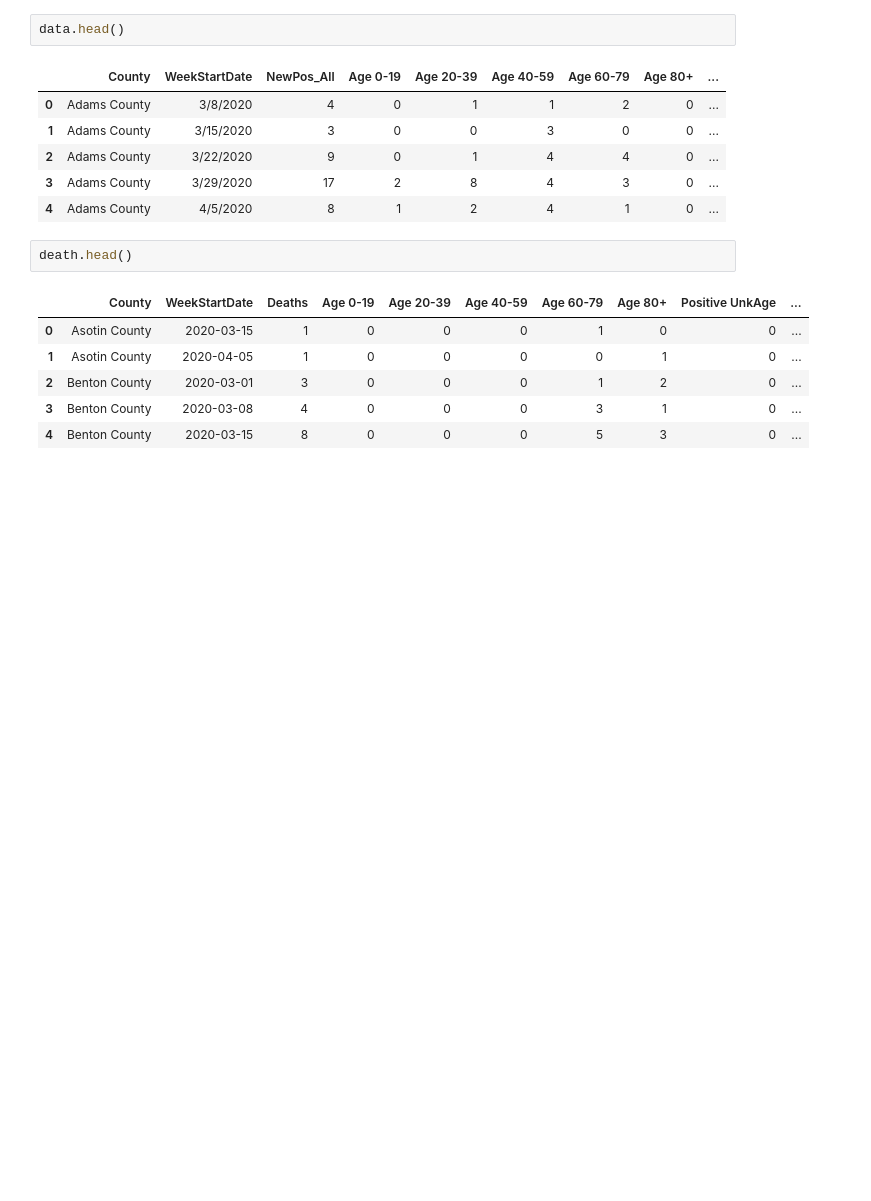
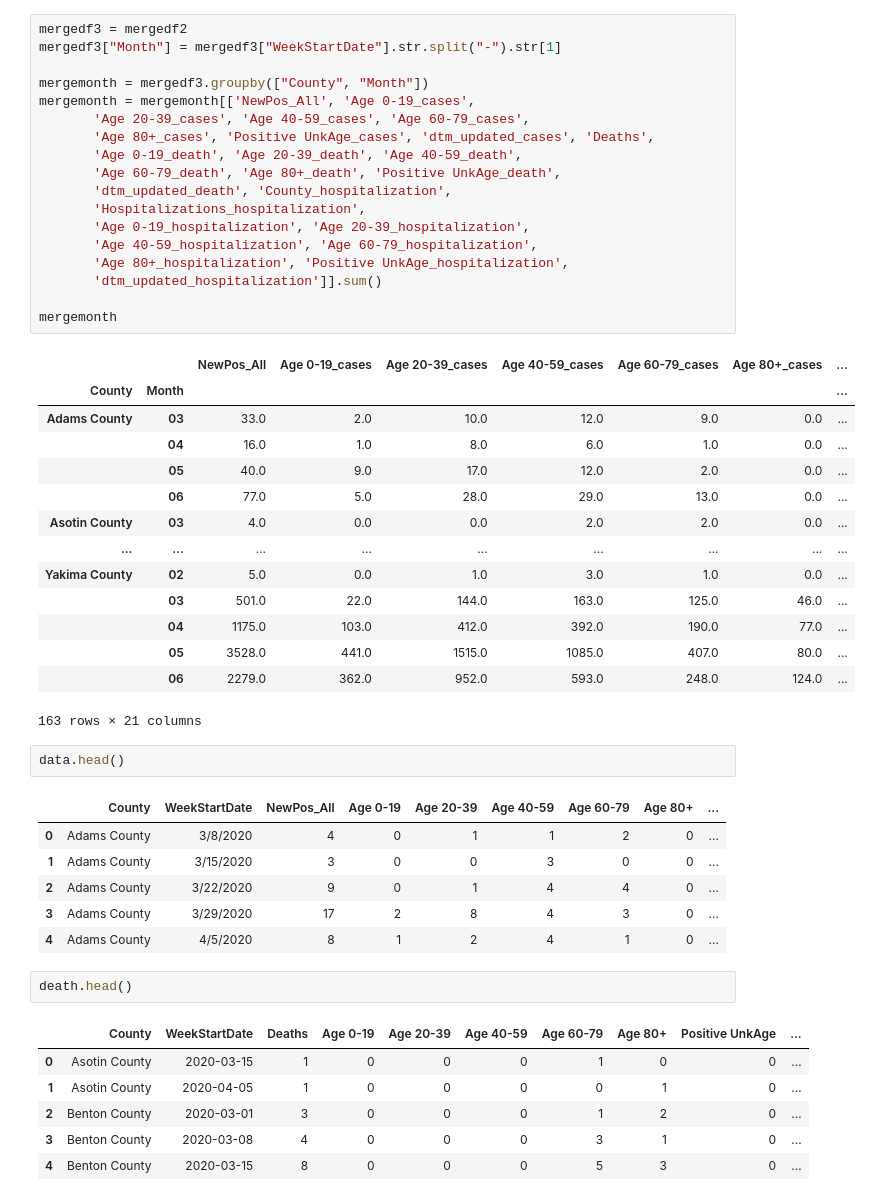
Before and after one commit to mocchicone/Covid-19-Outcomes-in-Washington-State, a Jupyter notebook: merge.ipynb, the cells around one changed output. Drawn from its saved outputs; the diff is of its cells as text; blank space fills up the shorter version.

Commit message:
added month file

```diff
--- a/merge.ipynb
+++ b/merge.ipynb
@@ -58,3 +58,36 @@ mergedf2
+# %%
+mergedf3 = mergedf2
+mergedf3["Month"] = mergedf3["WeekStartDate"].str.split("-").str[1]
+
+mergemonth = mergedf3.groupby(["County", "Month"])
+mergemonth = mergemonth[['NewPos_All', 'Age 0-19_cases',
+       'Age 20-39_cases', 'Age 40-59_cases', 'Age 60-79_cases',
+       'Age 80+_cases', 'Positive UnkAge_cases', 'dtm_updated_cases', 'Deaths',
+       'Age 0-19_death', 'Age 20-39_death', 'Age 40-59_death',
+       'Age 60-79_death', 'Age 80+_death', 'Positive UnkAge_death',
+       'dtm_updated_death', 'County_hospitalization',
+       'Hospitalizations_hospitalization',
+       'Age 0-19_hospitalization', 'Age 20-39_hospitalization',
+       'Age 40-59_hospitalization', 'Age 60-79_hospitalization',
+       'Age 80+_hospitalization', 'Positive UnkAge_hospitalization',
+       'dtm_updated_hospitalization']].sum()
+
+mergemonth
+# %% [output]
+|  |  | NewPos_All | Age 0-19_cases | Age 20-39_cases | Age 40-59_cases | Age 60-79_cases | Age 80+_cases | ... |
+| County | Month |  |  |  |  |  |  | ... |
+| Adams County | 03 | 33.0 | 2.0 | 10.0 | 12.0 | 9.0 | 0.0 | ... |
+|  | 04 | 16.0 | 1.0 | 8.0 | 6.0 | 1.0 | 0.0 | ... |
+|  | 05 | 40.0 | 9.0 | 17.0 | 12.0 | 2.0 | 0.0 | ... |
+|  | 06 | 77.0 | 5.0 | 28.0 | 29.0 | 13.0 | 0.0 | ... |
+| Asotin County | 03 | 4.0 | 0.0 | 0.0 | 2.0 | 2.0 | 0.0 | ... |
+| ... | ... | ... | ... | ... | ... | ... | ... | ... |
+| Yakima County | 02 | 5.0 | 0.0 | 1.0 | 3.0 | 1.0 | 0.0 | ... |
+|  | 03 | 501.0 | 22.0 | 144.0 | 163.0 | 125.0 | 46.0 | ... |
+|  | 04 | 1175.0 | 103.0 | 412.0 | 392.0 | 190.0 | 77.0 | ... |
+|  | 05 | 3528.0 | 441.0 | 1515.0 | 1085.0 | 407.0 | 80.0 | ... |
+|  | 06 | 2279.0 | 362.0 | 952.0 | 593.0 | 248.0 | 124.0 | ... |
+163 rows × 21 columns
 # %%
 data.head()
 # %% [output]
```
Also changed, not shown: parts of 1 cell of this notebook, 9 other files.
